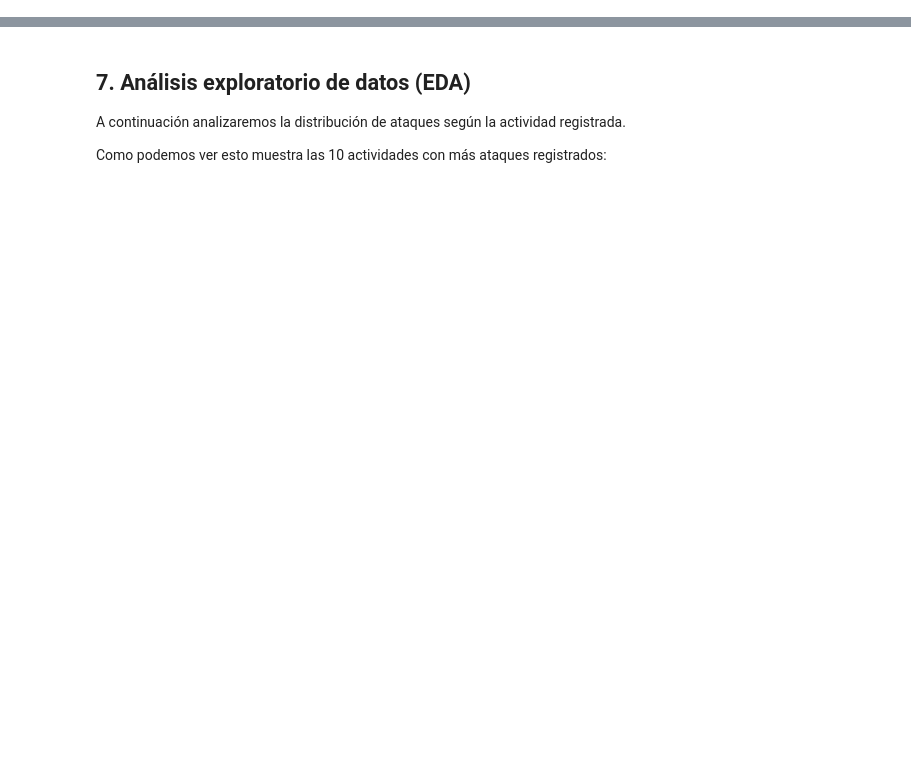
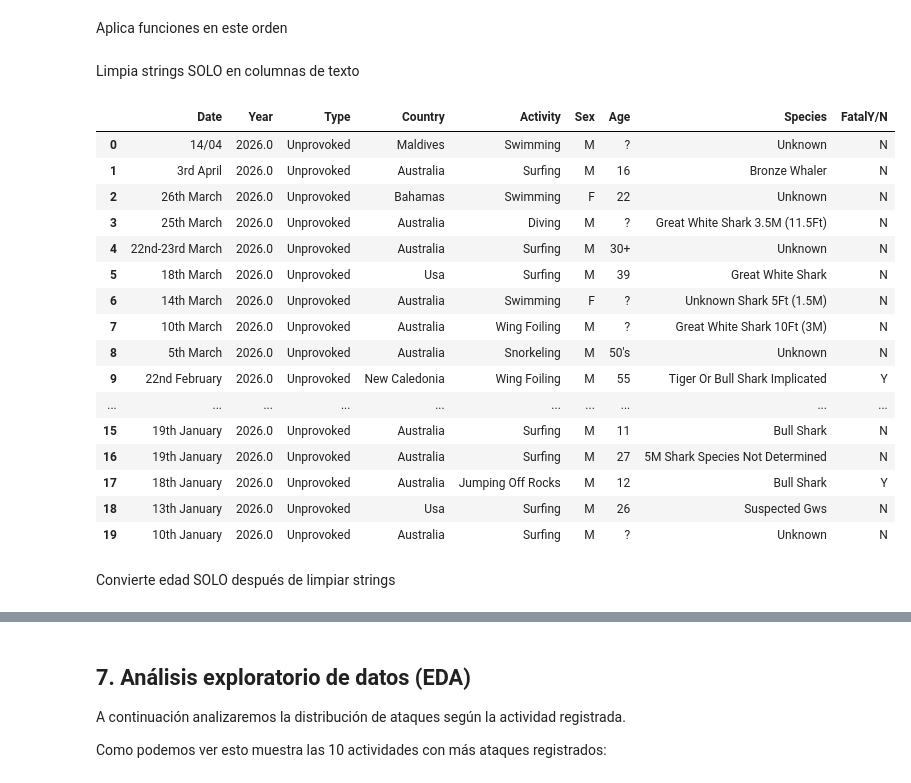
Before and after one commit to gabrieleb76-bot/Shark_Attacks_New, a Jupyter notebook: Shark_Attacks.ipynb, the cells around one changed output, grey strips where cells are left out. Saved outputs shown, nothing was run; the diff lists cells and outputs as text; code cells hidden in the pictures; blank space fills up the shorter version.

```diff
--- a/Shark_Attacks.ipynb
+++ b/Shark_Attacks.ipynb
@@ -199,0 +261,10 @@ Name: count, dtype: int64
+# %%
+# ERNESTO : Esto lo puedo hacer mas atras en limpieza
+df.columns = (
+    df.columns.astype(str)
+    .str.strip()
+    .str.title() # elegi yo ponerlo en Capital (podia haberlo puesto en minusculas con .str.lower() o MAYUSCULAS con .str.upper())
+    .str.replace(" ", "")
+
+)
+df.columns
@@ -199,0 +275,4 @@ Name: count, dtype: int64
+# %%
+lista_strings_a_Capital = ["Type","Country","Activity","Sex","Species","FatalY/N"]
+lista_string_numeros = ["Age"]
+lista_float_int = ['Year']
@@ -199,0 +281,11 @@ Name: count, dtype: int64
+# %%
+def strings_a_Capital(df, lista_columnas):
+    for col in lista_columnas:
+        df[col] = (
+            df[col]
+            .where(df[col].notna())   # mantiene NaN
+            .astype(str)
+            .str.strip()
+            .str.title()
+        )
+    return df
@@ -199,0 +312,4 @@ Name: count, dtype: int64
+# %% [markdown]
+Aplica funciones en este orden
+# %% [markdown]
+Limpia strings SOLO en columnas de texto
@@ -199,0 +318,22 @@ Name: count, dtype: int64
+# %%
+df.head(20)
+# %% [output]
+|  | Date | Year | Type | Country | Activity | Sex | Age | Species | FatalY/N |
+| 0 | 14/04 | 2026.0 | Unprovoked | Maldives | Swimming | M | ? | Unknown | N |
+| 1 | 3rd April | 2026.0 | Unprovoked | Australia | Surfing | M | 16 | Bronze Whaler | N |
+| 2 | 26th March | 2026.0 | Unprovoked | Bahamas | Swimming | F | 22 | Unknown | N |
+| 3 | 25th March | 2026.0 | Unprovoked | Australia | Diving | M | ? | Great White Shark 3.5M (11.5Ft) | N |
+| 4 | 22nd-23rd March | 2026.0 | Unprovoked | Australia | Surfing | M | 30+ | Unknown | N |
+| 5 | 18th March | 2026.0 | Unprovoked | Usa | Surfing | M | 39 | Great White Shark | N |
+| 6 | 14th March | 2026.0 | Unprovoked | Australia | Swimming | F | ? | Unknown Shark 5Ft (1.5M) | N |
+| 7 | 10th March | 2026.0 | Unprovoked | Australia | Wing Foiling | M | ? | Great White Shark 10Ft (3M) | N |
+| 8 | 5th March | 2026.0 | Unprovoked | Australia | Snorkeling | M | 50's | Unknown | N |
+| 9 | 22nd February | 2026.0 | Unprovoked | New Caledonia | Wing Foiling | M | 55 | Tiger Or Bull Shark Implicated | Y |
+| ... | ... | ... | ... | ... | ... | ... | ... | ... | ... |
+| 15 | 19th January | 2026.0 | Unprovoked | Australia | Surfing | M | 11 | Bull Shark | N |
+| 16 | 19th January | 2026.0 | Unprovoked | Australia | Surfing | M | 27 | 5M Shark Species Not Determined | N |
+| 17 | 18th January | 2026.0 | Unprovoked | Australia | Jumping Off Rocks | M | 12 | Bull Shark | Y |
+| 18 | 13th January | 2026.0 | Unprovoked | Usa | Surfing | M | 26 | Suspected Gws | N |
+| 19 | 10th January | 2026.0 | Unprovoked | Australia | Surfing | M | ? | Unknown | N |
+# %% [markdown]
+Convierte edad SOLO después de limpiar strings
```
Also changed, not shown: parts of 81 cells of this notebook.
